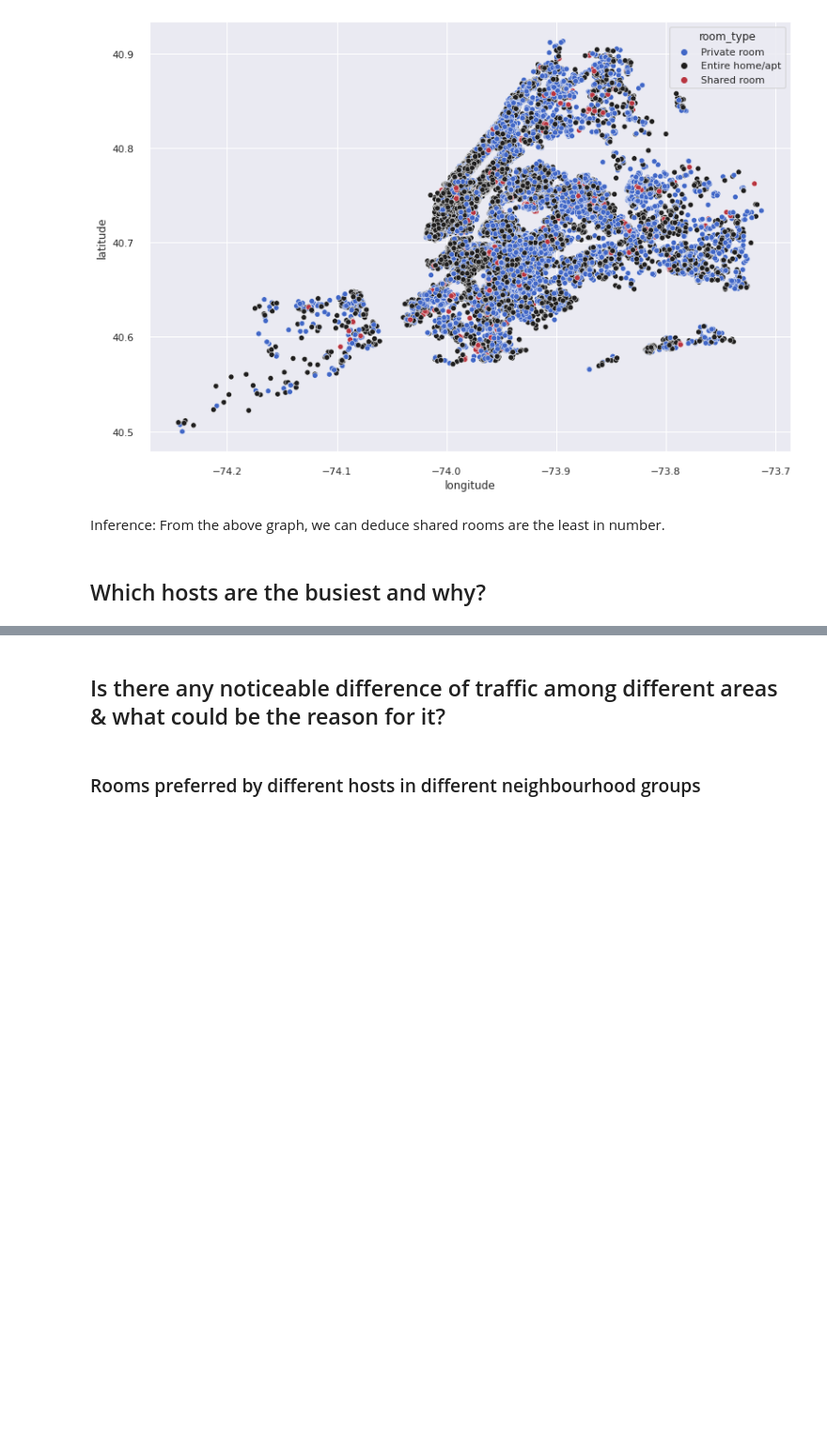
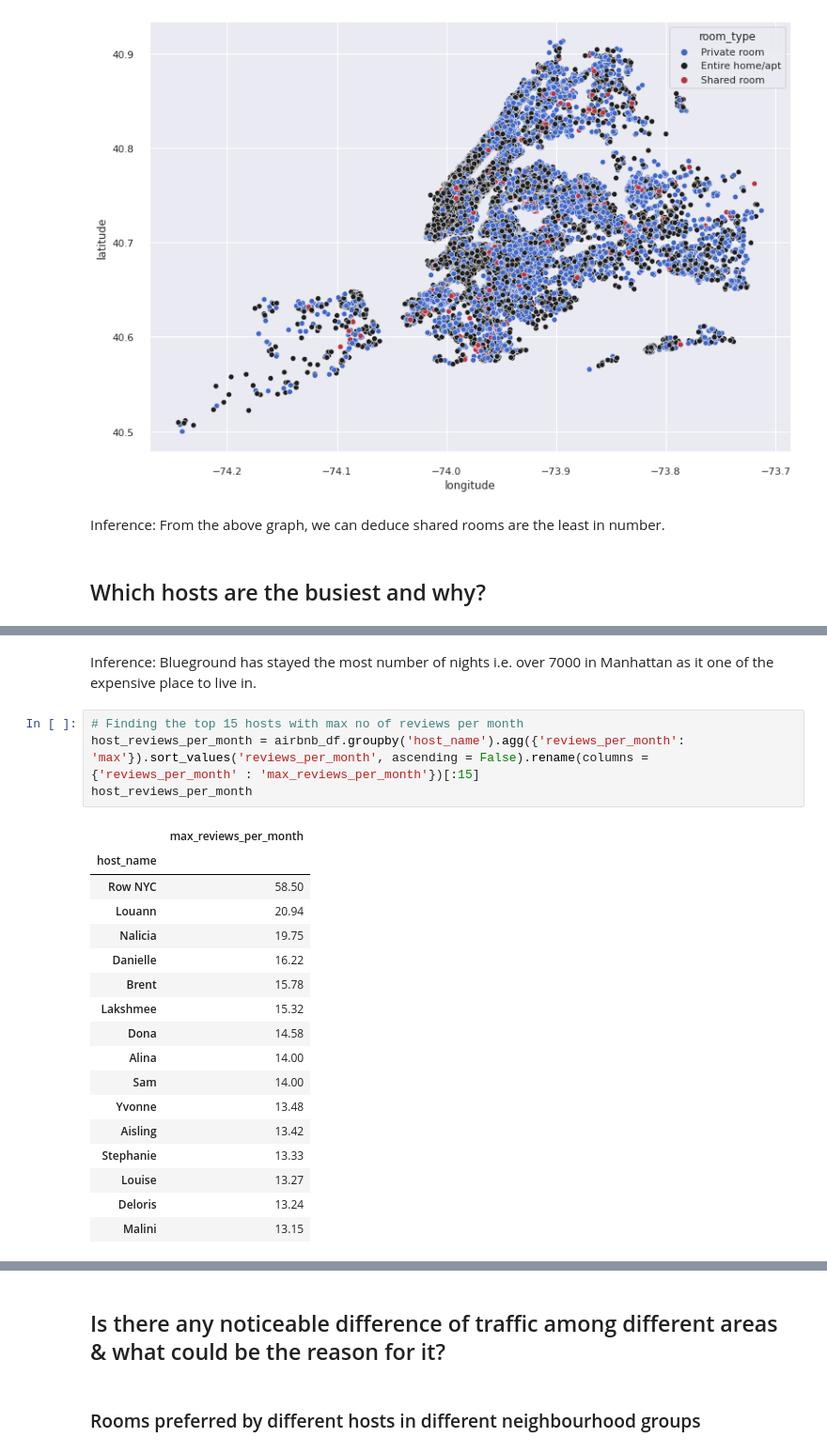
Before and after one commit to codeboy47/airbnb-booking-analysis, a Jupyter notebook: Akshit_Singh_Airbnb_Bookings_Analysis.ipynb, the cells around one changed output, grey strips where cells are left out. Shown at 94% size. Cells and saved outputs as stored; diff of their text form; blank space fills up the shorter version.

```diff
--- a/Akshit_Singh_Airbnb_Bookings_Analysis.ipynb
+++ b/Akshit_Singh_Airbnb_Bookings_Analysis.ipynb
@@ -263,0 +289,25 @@ Inference: From the above graph, we can deduce shared rooms are the least in num
+# %% [markdown]
+Inference:
+Blueground has stayed the most number of nights i.e. over 7000 in Manhattan as it one of the expensive place to live in.
+# %%
+# Finding the top 15 hosts with max no of reviews per month
+host_reviews_per_month = airbnb_df.groupby('host_name').agg({'reviews_per_month': 'max'}).sort_values('reviews_per_month', ascending = False).rename(columns = {'reviews_per_month' : 'max_reviews_per_month'})[:15]
+host_reviews_per_month
+# %% [output]
+|  | max_reviews_per_month |
+| host_name |  |
+| Row NYC | 58.50 |
+| Louann | 20.94 |
+| Nalicia | 19.75 |
+| Danielle | 16.22 |
+| Brent | 15.78 |
+| Lakshmee | 15.32 |
+| Dona | 14.58 |
+| Alina | 14.00 |
+| Sam | 14.00 |
+| Yvonne | 13.48 |
+| Aisling | 13.42 |
+| Stephanie | 13.33 |
+| Louise | 13.27 |
+| Deloris | 13.24 |
+| Malini | 13.15 |
```
Also changed, not shown: parts of 9 cells of this notebook.
